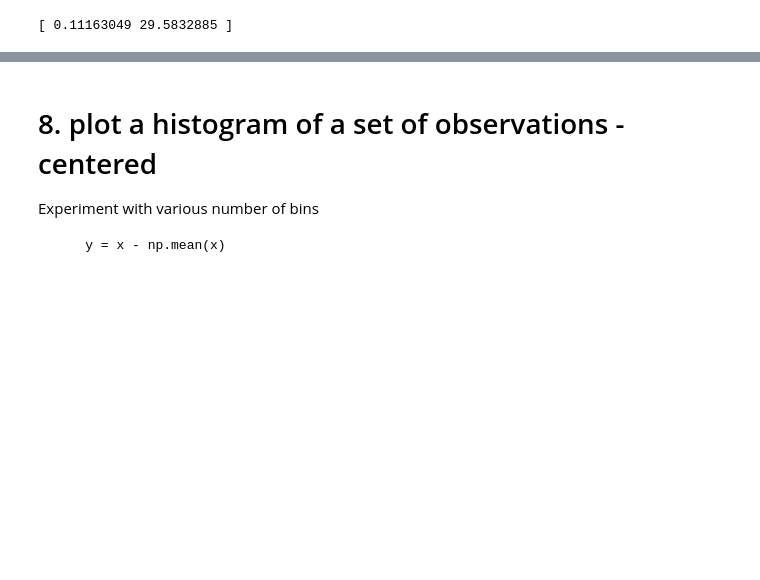
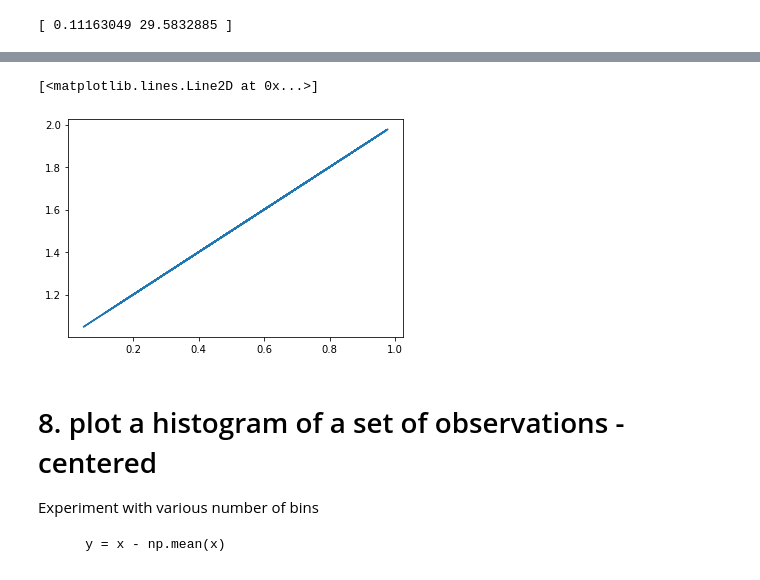
Before and after one commit to YunnC/IODLab, a Jupyter notebook: Lab_1.1.4 Statistics - part 2 Lab_Yunn.ipynb, the cells around one changed output, grey strips where cells are left out. Drawn from its saved outputs; the diff is of its cells as text; code cells hidden in the pictures; blank space fills up the shorter version.

```diff
--- a/Lab_1.1.4 Statistics - part 2 Lab_Yunn.ipynb
+++ b/Lab_1.1.4 Statistics - part 2 Lab_Yunn.ipynb
@@ -173,25 +178,29 @@ print(np.polyfit(x,y,1))
 # %%
 # sample points
 X = [0, 5, 10, 15, 20]
 Y = [0, 7, 10, 13, 20]
 
 # solve for a and b
 def best_fit(X, Y):
     '''
     Return m, b
     '''
 
     m = 1
     b = 1
 
     return m, b
 
 # solution
 m, b = best_fit(X, Y)
 #best fit line:
 #y = 0.80 + 0.92x
 
 # plot points and fit line
+plt.plot(x, m*x + b)
+# %% [output]
+[<matplotlib.lines.Line2D at 0x...>]
+[figure, added]
 # %% [markdown]
 # 8. plot a histogram of a set of observations - centered
 
```
Also changed, not shown: parts of 4 cells of this notebook, 1 other file.
